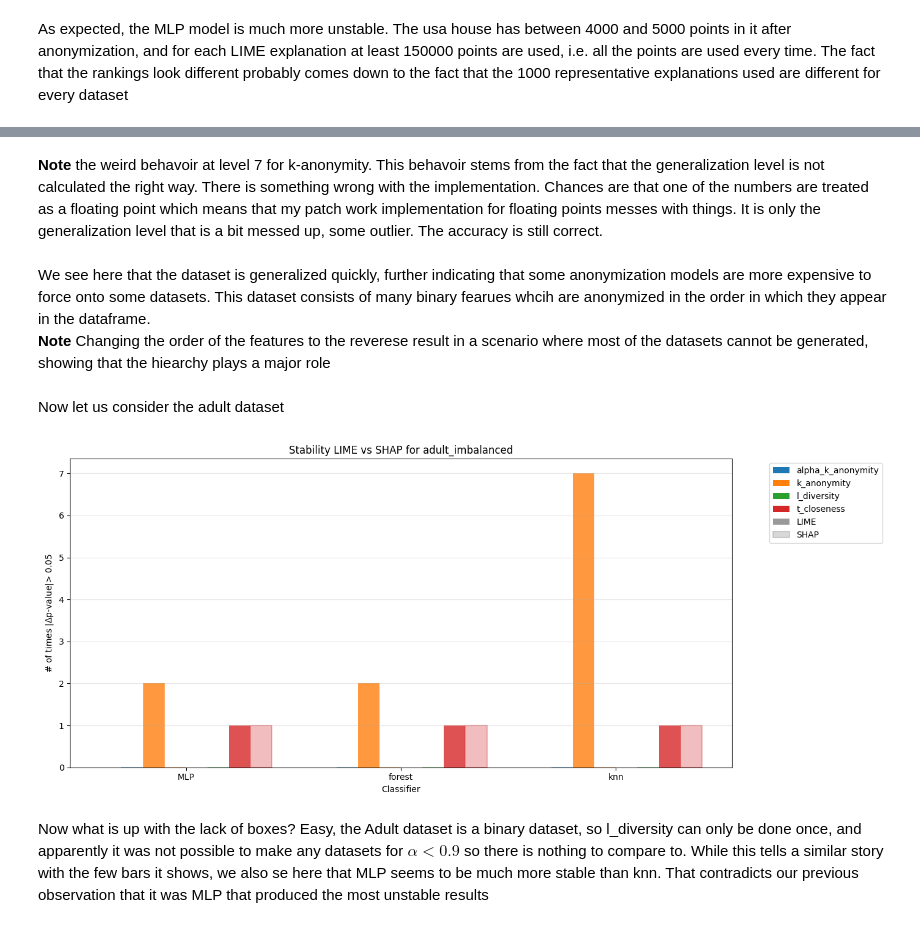
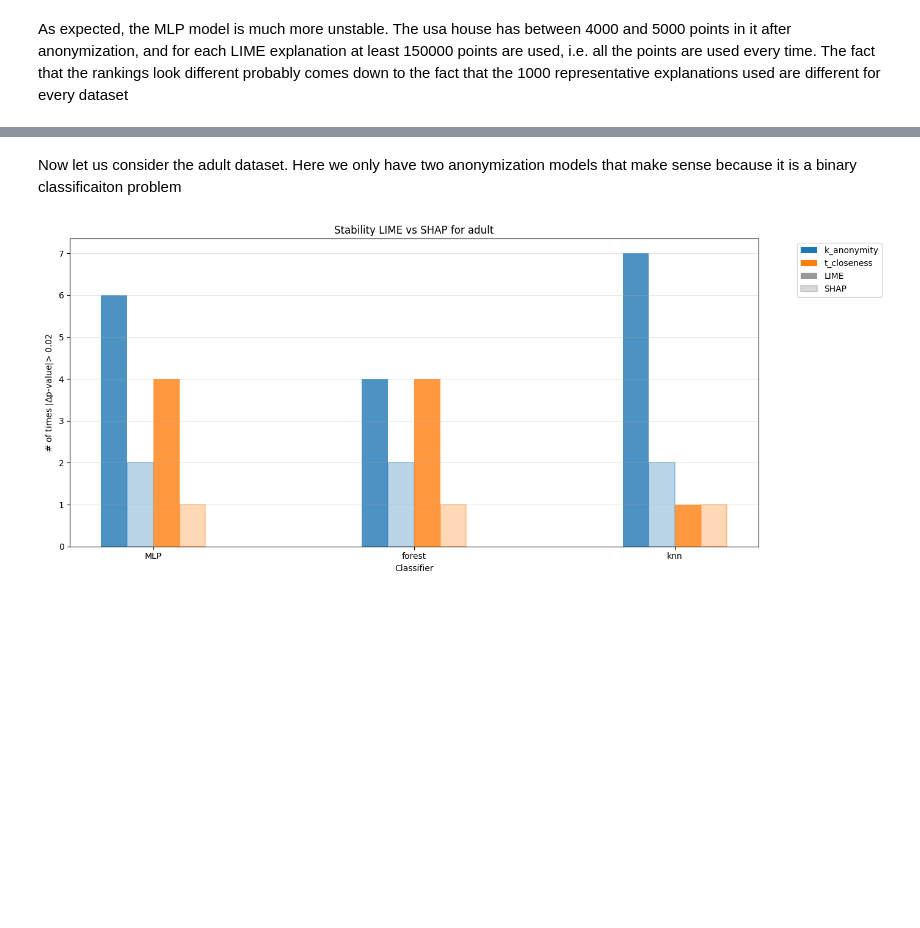
Before and after one commit to Zak9O/Masking-Effects-on-XAI-Techniques, a Jupyter notebook: notebooks/1Stability.ipynb, the cells around one changed output, grey strips where cells are left out. Drawn from its saved outputs; the diff is of its cells as text; code cells hidden in the pictures; blank space fills up the shorter version.

```diff
--- a/notebooks/1Stability.ipynb
+++ b/notebooks/1Stability.ipynb
@@ -15,7 +20,7 @@ pl = plot_creator.PlotCreator(
         "MLP",
         "knn"
     ],
-    ["usa_house","usa_house_old", "cervic_cancer", "adult_imbalanced", "old_adult"],
+    ["adult","usa_house","usa_house_old", "cervic_cancer", "adult_imbalanced", "old_adult"],
     "../data/",
 )
 # %%
@@ -54,13 +47,6 @@ pl.plot_utility("cervic_cancer")
-# %% [markdown]
-**Note** the weird behavoir at level 7 for k-anonymity. This behavoir stems from the fact that the generalization level is not calculated the right way. There is something wrong with the implementation. Chances are that one of the numbers are treated as a floating point which means that my patch work implementation for floating points messes with things. It is only the generalization level that is a bit messed up, some outlier. The accuracy is still correct.
-# %% [markdown]
-We see here that the dataset is generalized quickly, further indicating that some anonymization models are more expensive to force onto some datasets. This dataset consists of many binary fearues whcih are anonymized in the order in which they appear in the dataframe.
-**Note** Changing the order of the features to the reverese result in a scenario where most of the datasets cannot be generated, showing that the hiearchy plays a major role
 # %% [markdown]
-Now let us consider the adult dataset
+Now let us consider the adult dataset. Here we only have two anonymization models that make sense because it is a binary classificaiton problem
 # %%
-pl.plot_histogram("adult_imbalanced", threshold=0.05)
+pl.plot_histogram("adult", threshold=0.02, anon_models=["t_closeness","k_anonymity"])
 # %% [output]
-[figure, old version]
+[figure, new version]
-# %% [markdown]
-Now what is up with the lack of boxes? Easy, the Adult dataset is a binary dataset, so l_diversity can only be done once, and apparently it was not possible to make any datasets for $\alpha < 0.9$ so there is nothing to compare to. While this tells a similar story with the few bars it shows, we also se here that MLP seems to be much more stable than knn. That contradicts our previous observation that it was MLP that produced the most unstable results
```
Also changed, not shown: parts of 19 cells of this notebook, 8 other files.
